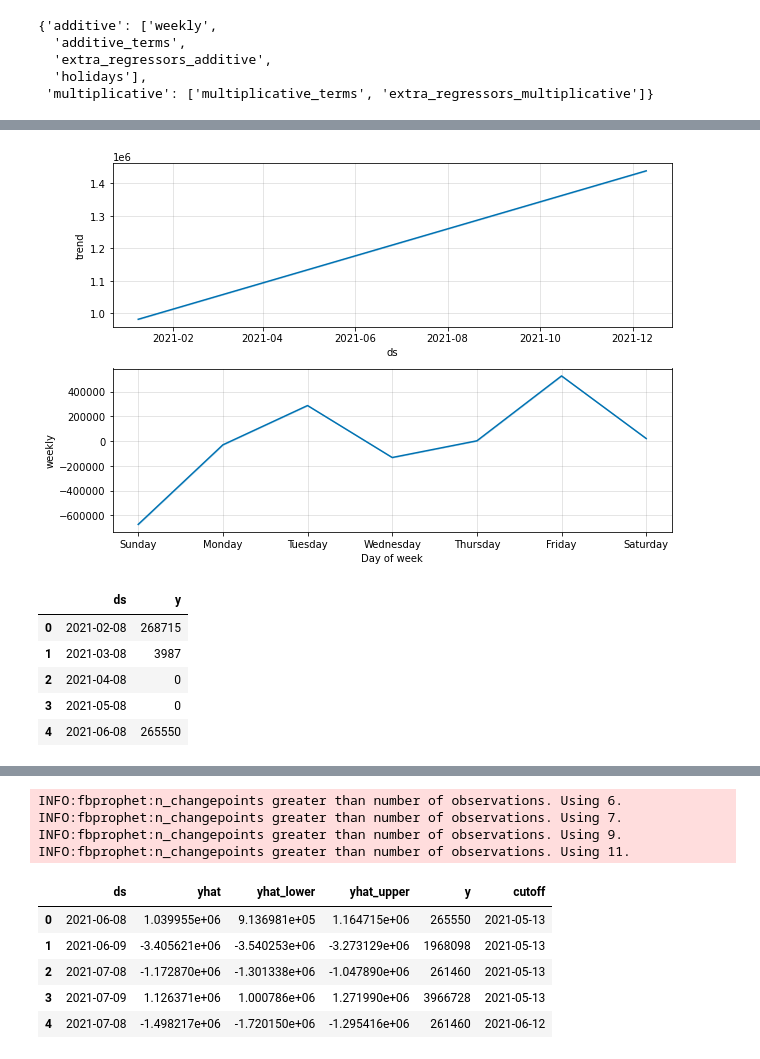
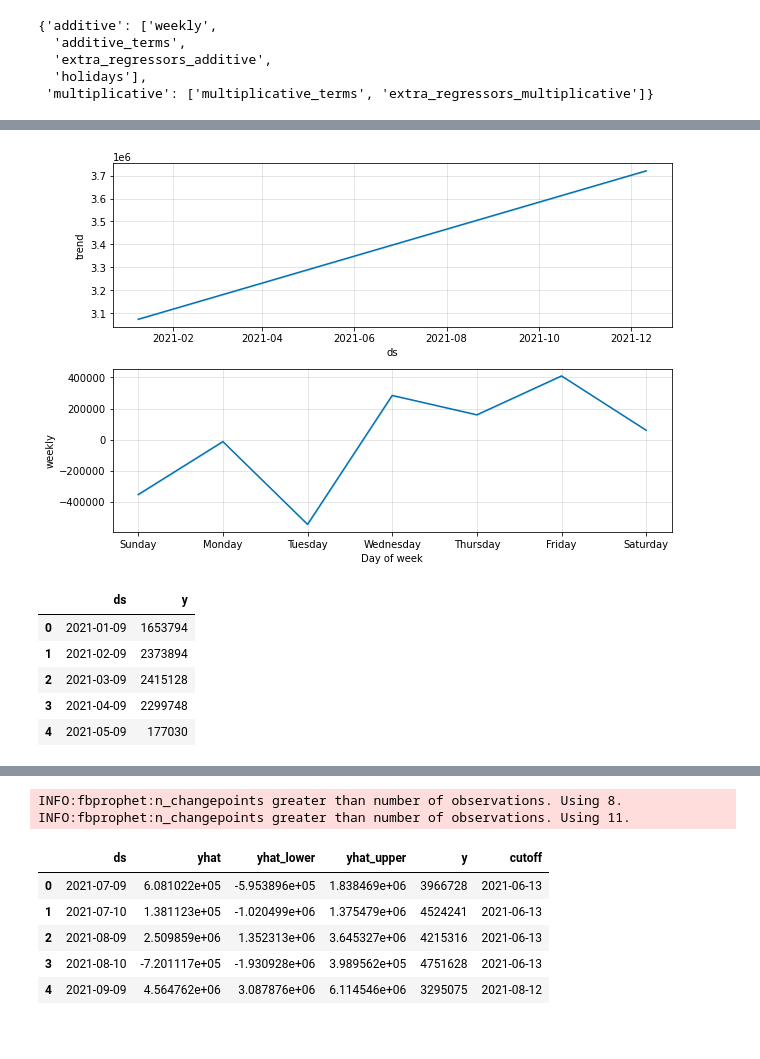
Before and after one commit to abhilashc21/Transaction-Volume-Time-Series-Forecasting-using-FbProphet, a Jupyter notebook: Volume forecasting FBProphet.ipynb, the cells around one changed output, grey strips where cells are left out. Saved outputs shown, nothing was run; the diff lists cells and outputs as text; code cells hidden in the pictures.

```diff
--- a/Volume forecasting FBProphet.ipynb
+++ b/Volume forecasting FBProphet.ipynb
@@ -6,5 +8,5 @@ import matplotlib.pyplot as plt
 # %%
-df=pd.read_csv('transaction.csv')
+df=pd.read_csv('transaction_sep_oct.csv')
 # %%
 df.head()
 # %% [output]
@@ -115,18 +117,18 @@ plt.ticklabel_format(style='plain', axis='y')
 model.plot_components(prediction)
 plt.ticklabel_format(style='plain', axis='y')
 # %% [output]
-[figure, old version]
+[figure, new version]
 # %%
 df.head()
 # %% [output]
 |  | ds | y |
-| 0 | 2021-02-08 | 268715 |
-| 1 | 2021-03-08 | 3987 |
-| 2 | 2021-04-08 | 0 |
-| 3 | 2021-05-08 | 0 |
-| 4 | 2021-06-08 | 265550 |
+| 0 | 2021-01-09 | 1653794 |
+| 1 | 2021-02-09 | 2373894 |
+| 2 | 2021-03-09 | 2415128 |
+| 3 | 2021-04-09 | 2299748 |
+| 4 | 2021-05-09 | 177030 |
 # %%
 from fbprophet.diagnostics import cross_validation
-df_cv = cross_validation(model, initial='120 days', period='30 days', horizon = '60 days')
+df_cv = cross_validation(model, initial='120 days', period='60 days', horizon = '60 days')
 df_cv.head()
 # %% [output]
@@ -134,13 +136,11 @@ INFO:fbprophet:Making 6 forecasts with cutoffs between 2021-05-13 00:00:00 and 2
-INFO:fbprophet:n_changepoints greater than number of observations. Using 6.
-INFO:fbprophet:n_changepoints greater than number of observations. Using 7.
-INFO:fbprophet:n_changepoints greater than number of observations. Using 9.
+INFO:fbprophet:n_changepoints greater than number of observations. Using 8.
 INFO:fbprophet:n_changepoints greater than number of observations. Using 11.
 |  | ds | yhat | yhat_lower | yhat_upper | y | cutoff |
-| 0 | 2021-06-08 | 1.039955e+06 | 9.136981e+05 | 1.164715e+06 | 265550 | 2021-05-13 |
-| 1 | 2021-06-09 | -3.405621e+06 | -3.540253e+06 | -3.273129e+06 | 1968098 | 2021-05-13 |
-| 2 | 2021-07-08 | -1.172870e+06 | -1.301338e+06 | -1.047890e+06 | 261460 | 2021-05-13 |
-| 3 | 2021-07-09 | 1.126371e+06 | 1.000786e+06 | 1.271990e+06 | 3966728 | 2021-05-13 |
-| 4 | 2021-07-08 | -1.498217e+06 | -1.720150e+06 | -1.295416e+06 | 261460 | 2021-06-12 |
+| 0 | 2021-07-09 | 6.081022e+05 | -5.953896e+05 | 1.838469e+06 | 3966728 | 2021-06-13 |
+| 1 | 2021-07-10 | 1.381123e+05 | -1.020499e+06 | 1.375479e+06 | 4524241 | 2021-06-13 |
+| 2 | 2021-08-09 | 2.509859e+06 | 1.352313e+06 | 3.645327e+06 | 4215316 | 2021-06-13 |
+| 3 | 2021-08-10 | -7.201117e+05 | -1.930928e+06 | 3.989562e+05 | 4751628 | 2021-06-13 |
+| 4 | 2021-09-09 | 4.564762e+06 | 3.087876e+06 | 6.114546e+06 | 3295075 | 2021-08-12 |
 # %%
 from fbprophet.diagnostics import performance_metrics
 df_p = performance_metrics(df_cv)
```
Also changed, not shown: parts of 14 cells of this notebook.
